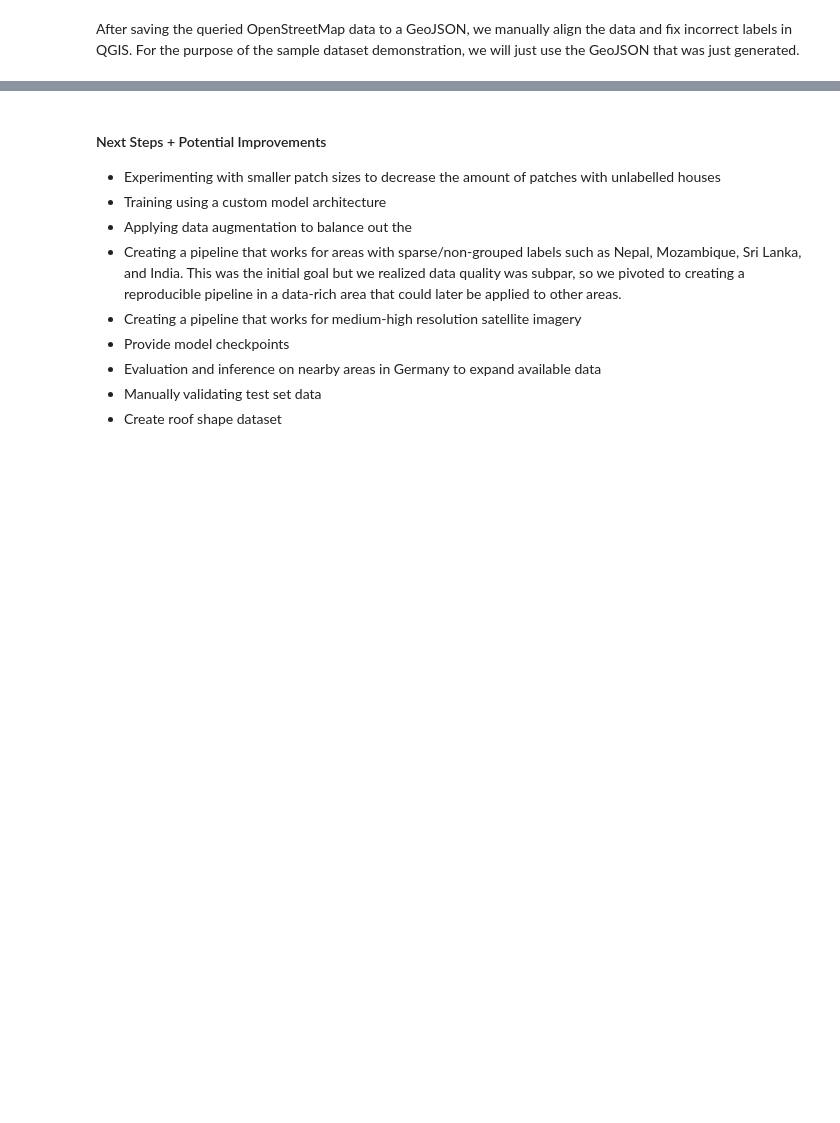
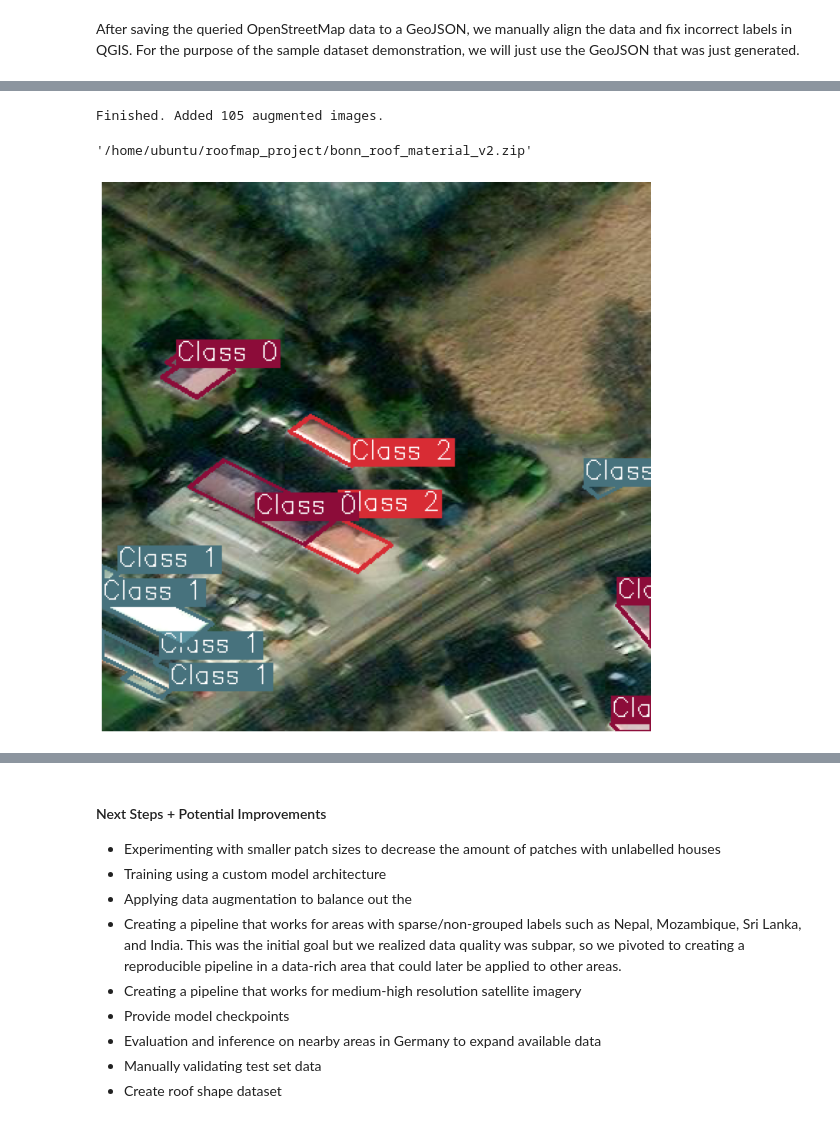
Before and after one commit to juls173/roofmap-submission, a Jupyter notebook: rooftop_project.ipynb, the cells around one changed output, grey strips where cells are left out. Drawn from its saved outputs; the diff is of its cells as text; code cells hidden in the pictures; blank space fills up the shorter version.

```diff
--- a/rooftop_project.ipynb
+++ b/rooftop_project.ipynb
@@ -379,0 +613,28 @@ print(f"Dataset YAML created at {yaml_path}")
+# %%
+DATASET = "datasets/final_roof_material_dataset/"
+
+#RARE_CLASSES = ["hipped", "skillion", "pyramidal", "mansard", "half-hipped", "gambrel"]
+RARE_CLASSES = ["metal", "concrete", "tile", "gravel", "glass"]
+
+# augment (creates ~copies_each new images per qualifying patch)
+augment_rare_classes(
+    dataset_root=DATASET,
+    rare_class_names=RARE_CLASSES,
+    threshold=0.10,      # ≥15 % rare in patch
+    copies_each=3        # how many variants
+)
+# %% [output]
+Finished. Added 105 augmented images.
+# %%
+import shutil
+
+# Folder you want to download
+folder_path = 'datasets/final_roof_material_dataset/'
+
+# Name of the zip file to create
+output_filename = 'bonn_roof_material_v2.zip'
+
+# Create the zip file
+shutil.make_archive(output_filename.replace('.zip', ''), 'zip', folder_path)
+# %% [output]
+'/home/ubuntu/roofmap_project/bonn_roof_material_v2.zip'
@@ -380,2 +759,6 @@ print(f"Dataset YAML created at {yaml_path}")
+# %%
+a = visualize_yolo_polygons(image_path = "datasets/bonn_dataset_shape_70/images/train/patch_25056_22176_aug0.png", label_path = "datasets/bonn_dataset_shape_70/labels/train/patch_25056_22176_aug0.txt", show=True)
+# %% [output]
+[figure, added]
 # %% [markdown]
 #### Step 3: Model Training
```
Also changed, not shown: parts of 11 cells of this notebook, 1 other file.
